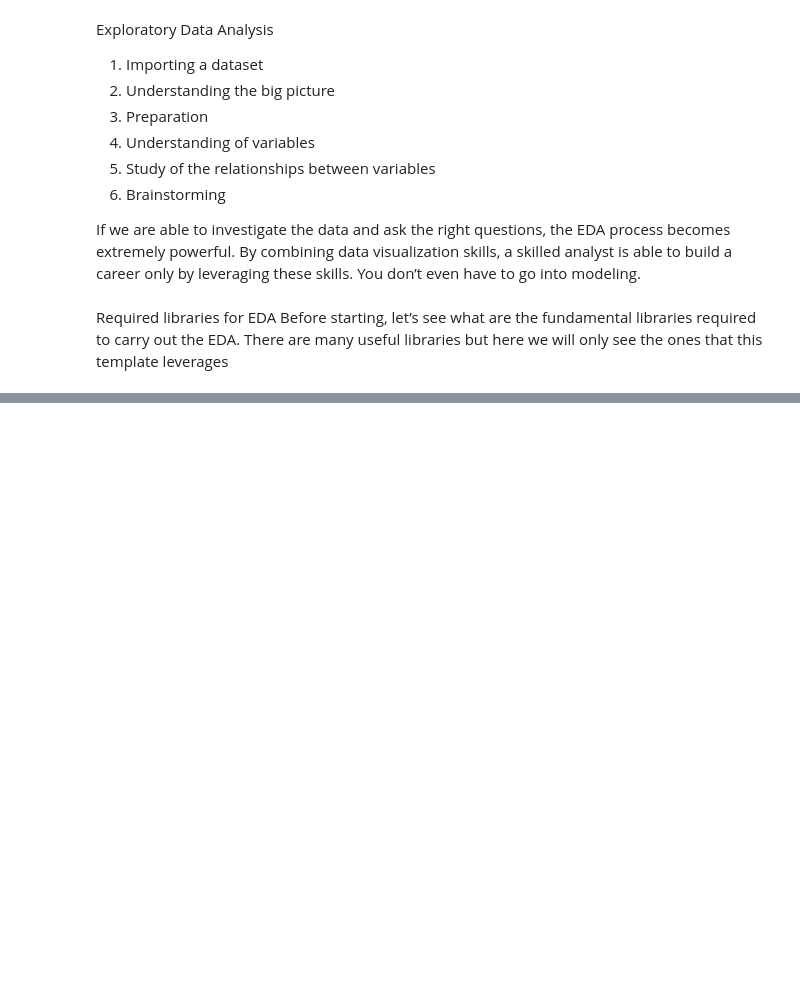
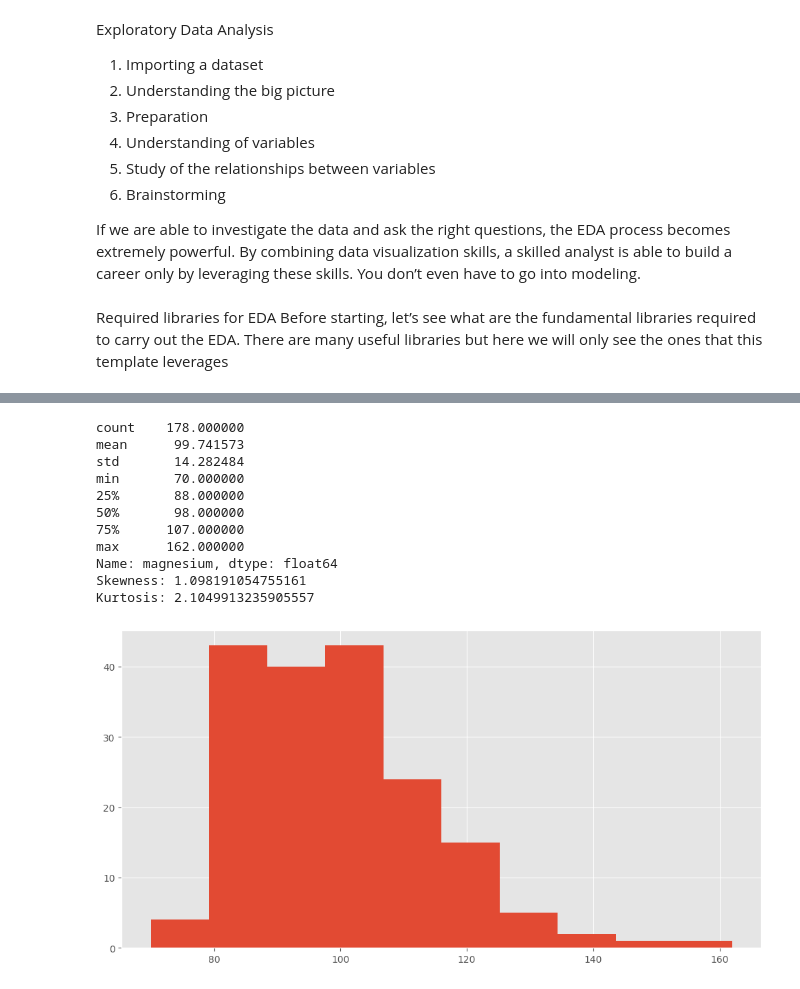
Before and after one commit to kcrachapudi/KalAnalysis, a Jupyter notebook: Jupyter/EDA.ipynb, the cells around one changed output, grey strips where cells are left out. Drawn from its saved outputs; the diff is of its cells as text; code cells hidden in the pictures; blank space fills up the shorter version.

```diff
--- a/Jupyter/EDA.ipynb
+++ b/Jupyter/EDA.ipynb
@@ -45,3 +45,27 @@ rcParams['figure.figsize'] = (12, 6)
 
 # use sklearn to import a dataset
 from sklearn.datasets import load_wine
+# %%
+#1. Importing a working dataset
+#The data analysis pipeline begins with the import or creation of a working dataset. The exploratory analysis phase begins immediately after.
+
+#Importing a dataset is simple with Pandas through functions dedicated to reading the data. If our dataset is a .csv file, we can just use
+
+#df = pd.read_csv("path/to/my/file.csv")
+
+#df stands for dataframe, which is Pandas’s object similar to an Excel sheet. This nomenclature is often used in the field. The read_csv function takes as input the path of the file we want to read. There are many other arguments that we can specify.
+
+#The .csv format is not the only one we can import — there are in fact many others such as Excel, Parquet and Feather.
+
+#For ease, in this example we will use Sklearn to import the wine dataset. This dataset is widely used in the industry for educational purposes and contains information on the chemical composition of wines for a classification task. We will not use a .csv but a dataset present in Sklearn to create the dataframe
+
+# load the dataset
+wine = load_wine()
+
+# convert the dataset to a pandas dataframe
+df = pd.DataFrame(data=wine.data, columns=wine.feature_names)
+# create target column
+df["target"] = wine.target
+
+#Example of the dataset. Image by author.
+#Now that we’ve imported a usable dataset, let’s move on to applying the EDA pipeline.
@@ -47,0 +173,24 @@ from sklearn.datasets import load_wine
+# %%
+#Numeric variables
+#If instead we want to analyze a numeric variable, we can describe its distribution with describe() as we have seen before and we can display it with .hist().
+#Take for example the variable magnesium
+#Let’s use .describe() first
+print(df.magnesium.describe())
+#and then plot the histogram
+plt.hist(df.magnesium)
+#We also evaluate distribution kurtosis and asymmetry:
+print(f"Skewness: {df['magnesium'].skew()}")
+print(f"Kurtosis: {df['magnesium'].kurt()}")
+# %% [output]
+count    178.000000
+mean      99.741573
+std       14.282484
+min       70.000000
+25%       88.000000
+50%       98.000000
+75%      107.000000
+max      162.000000
+Name: magnesium, dtype: float64
+Skewness: 1.098191054755161
+Kurtosis: 2.1049913235905557
+[figure, added]
```
Also changed, not shown: parts of 21 cells of this notebook.
